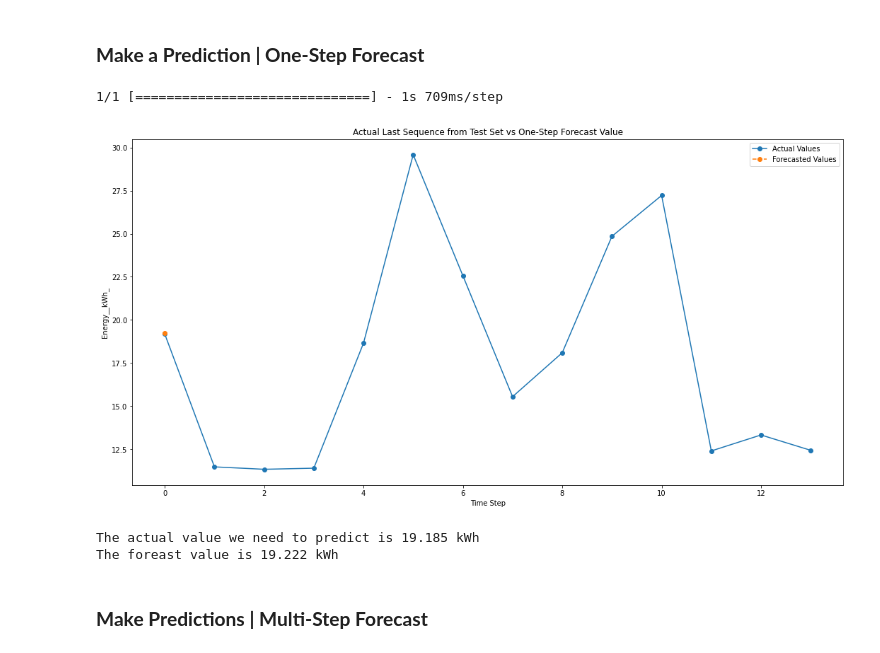
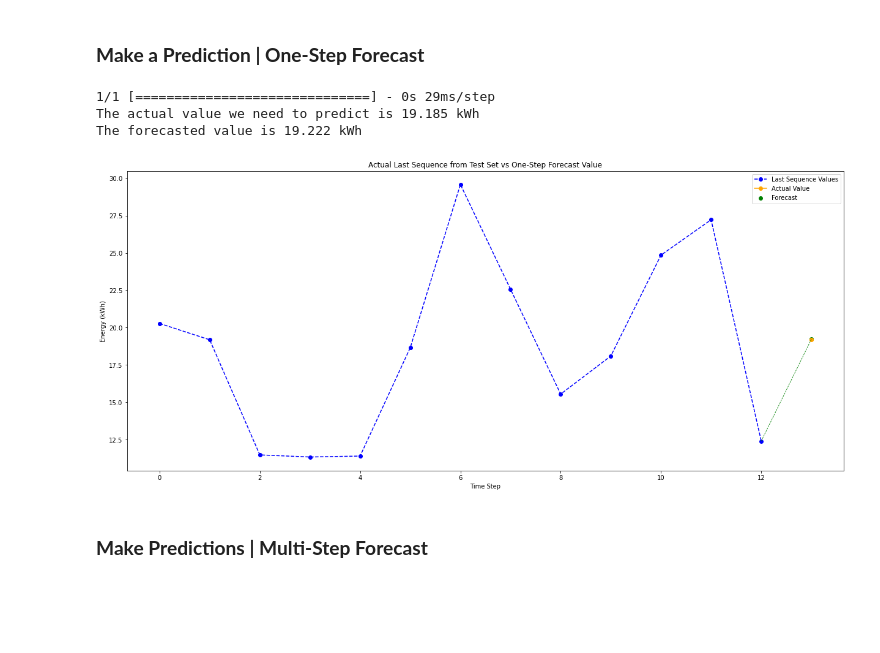
Before and after one commit to NikosKokosis/Energy_Demand_Forecast, a Jupyter notebook: Code/My_Method_perStations/BiGRU.ipynb, the cells around one changed output. Cells and saved outputs as stored; diff of their text form; code cells hidden in the pictures; blank space fills up the shorter version.

```diff
--- a/Code/My_Method_perStations/BiGRU.ipynb
+++ b/Code/My_Method_perStations/BiGRU.ipynb
@@ -393,26 +396,52 @@ one_step_forecast_scaled = model.predict(last_sequence)
 one_step_forecast = scaler.inverse_transform(np.concatenate([one_step_forecast_scaled, np.zeros((one_step_forecast_scaled.shape[0], numerical_D-1))], axis=1))
 one_step_forecast = one_step_forecast[0, 0]
 
-# Assuming Y_test and y_true are NumPy arrays
-y_true = Y_test[-T:, 0]
-
-# Plotting the results
-plt.figure(figsize=(18, 9))
-plt.plot(y_true, label='Actual Values', marker='o')
-plt.plot(one_step_forecast, label='Forecasted Values', linestyle='dashed', marker='o')
-plt.xlabel('Time Step')
-plt.ylabel('Energy__kWh_')
-plt.title('Actual Last Sequence from Test Set vs One-Step Forecast Value')
-plt.legend()
-plt.show()
-
 print('The actual value we need to predict is', Y_test[-T, 0], 'kWh')
-print('The foreast value is' ,np.round(one_step_forecast,3), 'kWh')
+print('The forecasted value is', np.round(one_step_forecast, 3), 'kWh')
 # %% [output]
-1/1 [==============================] - 1s 709ms/step
+1/1 [==============================] - 0s 29ms/step
+The actual value we need to predict is 19.185 kWh
+The forecasted value is 19.222 kWh
-[figure, removed]
-The actual value we need to predict is 19.185 kWh
-The foreast value is 19.222 kWh
+# %%
+# Assuming Y_test and y_true are NumPy arrays
+y_true = Y_test[-T, 0]
+
+
+# Take all the energy values from the specific sequence
+energy_kWh_scaled = X_test_scaled[-2:-1][0, :, 0].reshape(-1, 1)
+# Inverse transform to get the original energy values and concatenate with zeros to match the desired shape
+energy_kWh = scaler.inverse_transform(np.concatenate([energy_kWh_scaled, np.zeros((energy_kWh_scaled.shape[0], numerical_D - 1))], axis=1))
+# Extract the first column of the resulting array
+energy_kWh_values = energy_kWh[:, 0]
+# Roll the array, moving each element one position to the left
+energy_kWh_values = np.roll(energy_kWh_values, -1, axis=0)
+# Set the last element of the array to the rounded one_step_forecast value
+energy_kWh_values[-1] = np.round(one_step_forecast, 3)
+
+
+# Plotting the results
+plt.figure(figsize=(21, 9))
+
+# Plot the last sequence values
+plt.plot(energy_kWh_values[:-1], label='Last Sequence Values', linestyle='dashed', marker='o', color='blue')
+
+# Plot Actual value (target)
+plt.plot(len(energy_kWh_values) - 1, y_true, marker='o', color='orange', label='Actual Value')
+
+# Plot the forecast of the model
+plt.scatter(len(energy_kWh_values) - 1, energy_kWh_values[-1], color='green', marker='o', label='Forecast')
+
+# Connect forecast and last sequence values with a dashed line
+plt.plot([len(energy_kWh_values) - 2, len(energy_kWh_values) - 1], [energy_kWh_values[-2], energy_kWh_values[-1]],
+          color='green', linestyle='dashed', linewidth=0.8)
+
+plt.xlabel('Time Step')
+plt.ylabel('Energy (kWh)')
+plt.title('Actual Last Sequence from Test Set vs One-Step Forecast Value')
+plt.legend()
+plt.show()
+# %% [output]
+[figure, added]
 # %% [markdown]
 ### **Make Predictions  |  Multi-Step Forecast**
 # %% [markdown]
```
Also changed, not shown: parts of 8 cells of this notebook.
